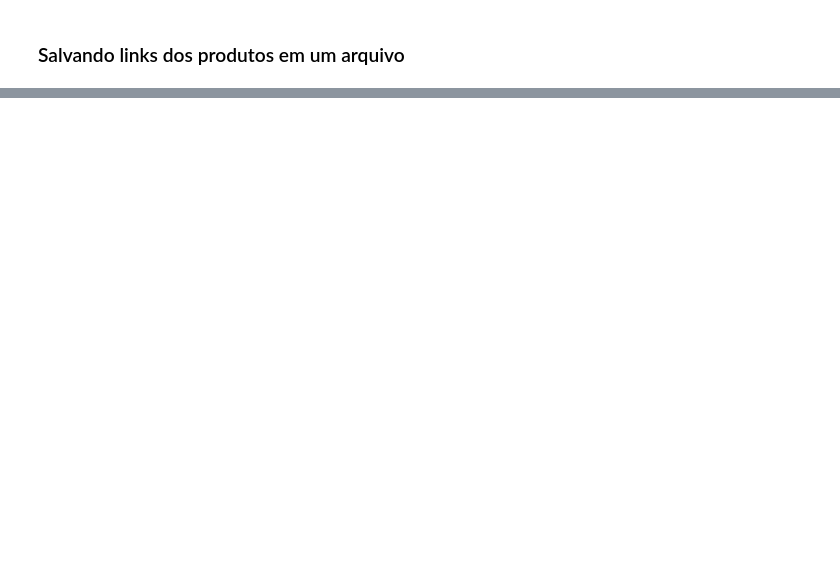
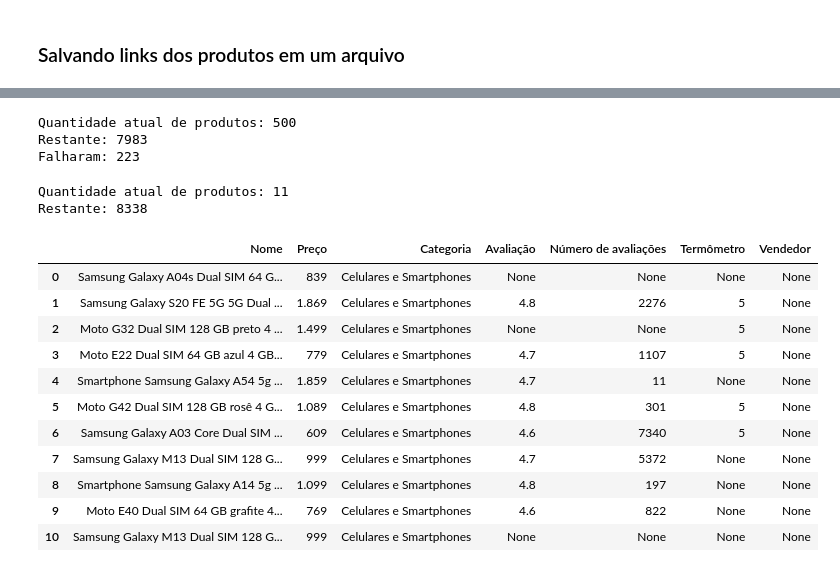
Before and after one commit to dytron/data-science-mercado-livre, a Jupyter notebook: extracao.ipynb, the cells around one changed output, grey strips where cells are left out. Drawn from its saved outputs; the diff is of its cells as text; code cells hidden in the pictures; blank space fills up the shorter version.

```diff
--- a/extracao.ipynb
+++ b/extracao.ipynb
@@ -159,0 +239,16 @@ np.savetxt('links.csv', arr, fmt = '%s', delimiter="\n")
+# %%
+# Requisição do produto
+def request_product(link, max_attempts = 1, only_if_full = False):
+    result = request_page(link)
+    i = 0
+    while result is not None and i < max_attempts:
+        i = i + 1
+        if get_rating(result) is not None and get_seller(result) is not None and get_thermometer(result) is not None:
+            return result
+    if only_if_full:
+        return None
+    return result
+# %%
+# Para teste
+link = 'https://www.mercadolivre.com.br/samsung-galaxy-a04s-dual-sim-64-gb-green-4-gb-ram/p/MLB21078576?pdp_filters=category:MLB1055%7Cdeal:MLB779535-1&hide_psmb=true#searchVariation=MLB21078576&position=1&search_layout=grid&type=product&tracking_id=597ea181-8aab-4917-a647-7be6d74825a5&deal_print_id=4b469e91-caf9-4bf7-98c5-8df304187b5a&promotion_type=DEAL_OF_THE_DAY'
+link
@@ -159,0 +257,3 @@ np.savetxt('links.csv', arr, fmt = '%s', delimiter="\n")
+# %%
+# Obtendo a página
+product = request_product(link)
@@ -159,0 +366,26 @@ np.savetxt('links.csv', arr, fmt = '%s', delimiter="\n")
+# %%
+# Esta célula deve ser executada várias vezes até a quantidade dos que falharam ser insignificante
+# Adiciona apenas os produtos que têm todos os campos preenchidos
+get_all_products(only_full = True, max_amount = 100, max_product_request=1)
+# %% [output]
+Quantidade atual de produtos: 500
+Restante: 7983
+Falharam: 223
+# %%
+# Adiciona os que não tem todos os campos preenchidos
+get_all_products(only_full = False)
+# %% [output]
+Quantidade atual de produtos: 11
+Restante: 8338
+|  | Nome | Preço | Categoria | Avaliação | Número de avaliações | Termômetro | Vendedor |
+| 0 | Samsung Galaxy A04s Dual SIM 64 G... | 839 | Celulares e Smartphones | None | None | None | None |
+| 1 | Samsung Galaxy S20 FE 5G 5G Dual ... | 1.869 | Celulares e Smartphones | 4.8 | 2276 | 5 | None |
+| 2 | Moto G32 Dual SIM 128 GB preto 4 ... | 1.499 | Celulares e Smartphones | None | None | 5 | None |
+| 3 | Moto E22 Dual SIM 64 GB azul 4 GB... | 779 | Celulares e Smartphones | 4.7 | 1107 | 5 | None |
+| 4 | Smartphone Samsung Galaxy A54 5g ... | 1.859 | Celulares e Smartphones | 4.7 | 11 | None | None |
+| 5 | Moto G42 Dual SIM 128 GB rosê 4 G... | 1.089 | Celulares e Smartphones | 4.8 | 301 | 5 | None |
+| 6 | Samsung Galaxy A03 Core Dual SIM ... | 609 | Celulares e Smartphones | 4.6 | 7340 | 5 | None |
+| 7 | Samsung Galaxy M13 Dual SIM 128 G... | 999 | Celulares e Smartphones | 4.7 | 5372 | None | None |
+| 8 | Smartphone Samsung Galaxy A14 5g ... | 1.099 | Celulares e Smartphones | 4.8 | 197 | None | None |
+| 9 | Moto E40 Dual SIM 64 GB grafite 4... | 769 | Celulares e Smartphones | 4.6 | 822 | None | None |
+| 10 | Samsung Galaxy M13 Dual SIM 128 G... | 999 | Celulares e Smartphones | None | None | None | None |
```
Also changed, not shown: parts of 21 cells of this notebook, 2 other files.
